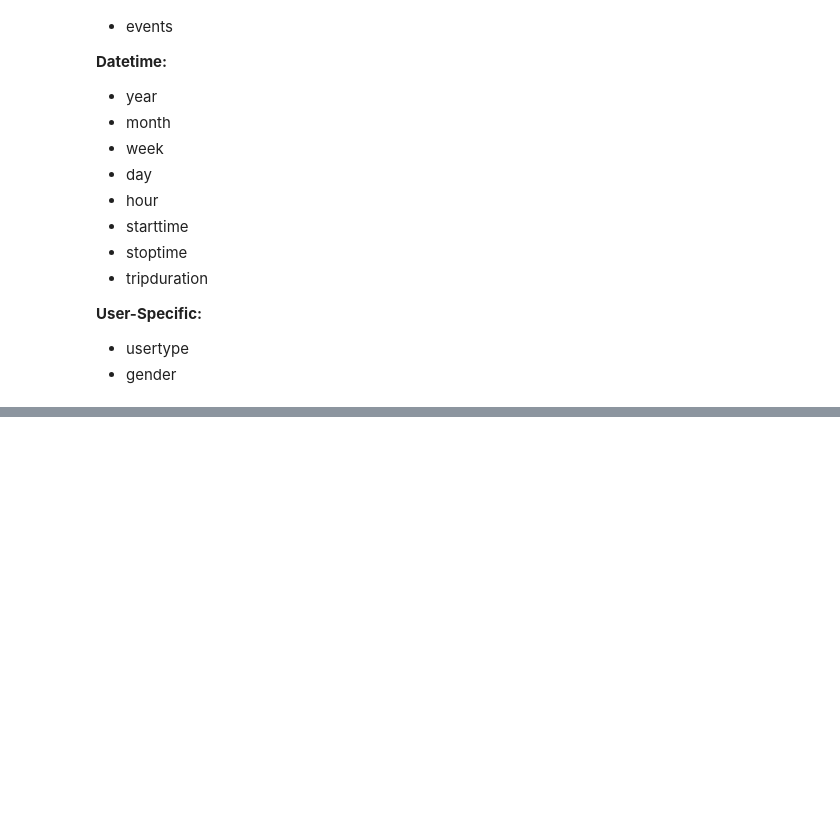
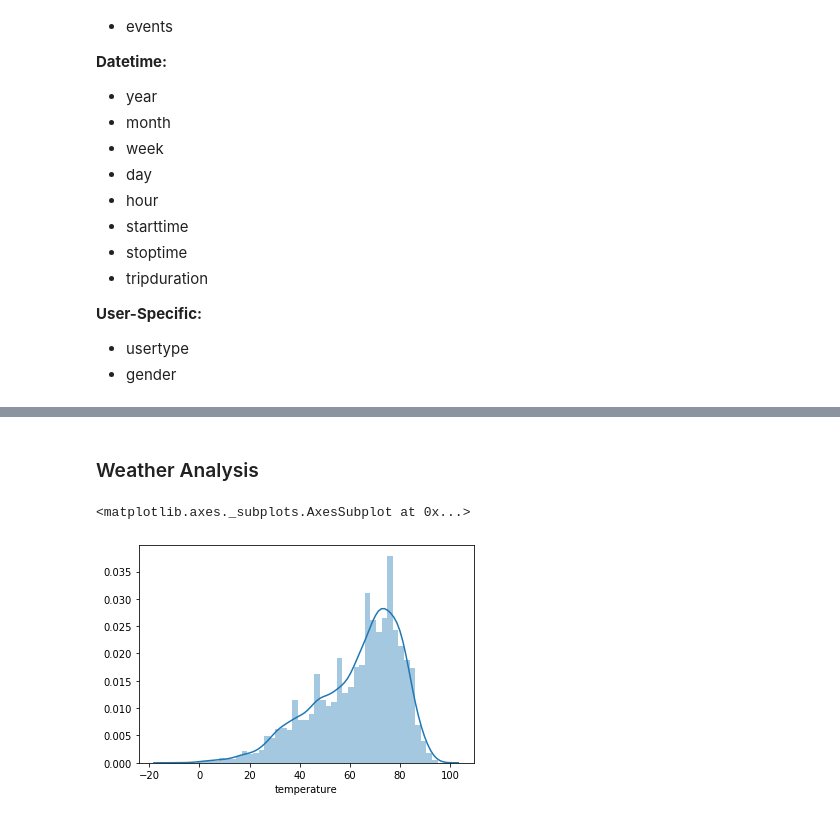
Before and after one commit to mickey-is-codin/data-science, a Jupyter notebook: Kaggle/Divvy/EDA.ipynb, the cells around one changed output, grey strips where cells are left out. Drawn from its saved outputs; the diff is of its cells as text; code cells hidden in the pictures; blank space fills up the shorter version.

Commit message:
Beginning weather analysis

```diff
--- a/Kaggle/Divvy/EDA.ipynb
+++ b/Kaggle/Divvy/EDA.ipynb
@@ -127,0 +163,9 @@ data_df.describe()
+# %% [markdown]
+### Weather Analysis
+# %%
+sns.distplot(
+    data_df.temperature
+)
+# %% [output]
+<matplotlib.axes._subplots.AxesSubplot at 0x...>
+[figure, added]
```
Also changed, not shown: parts of 8 cells of this notebook.
